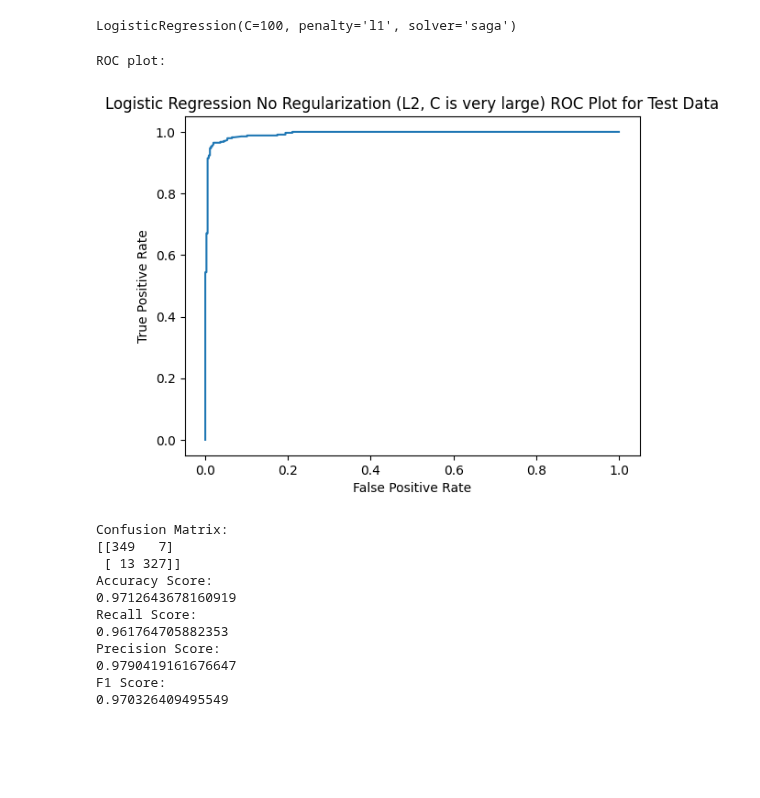
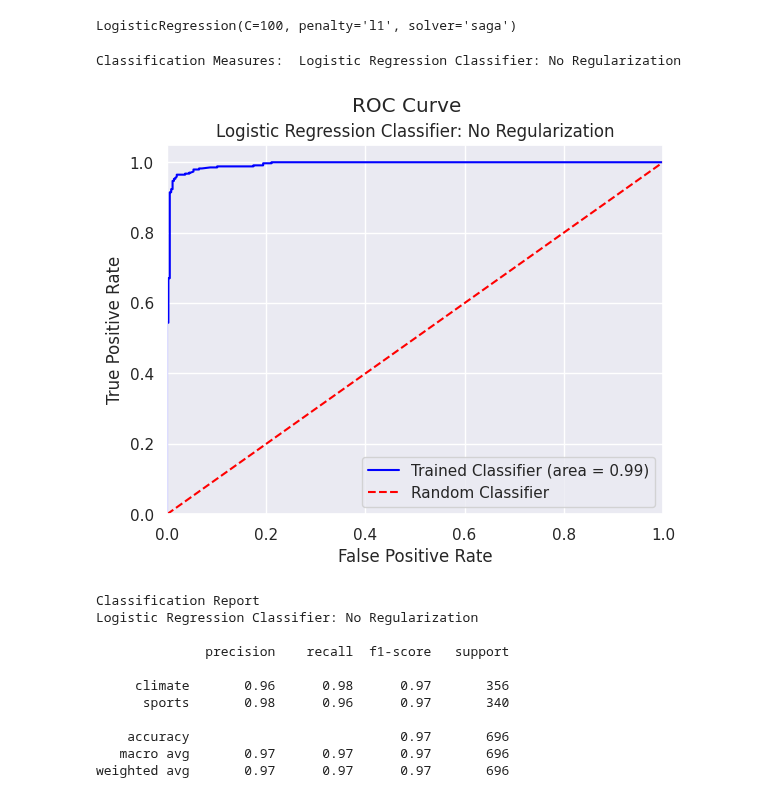
Before and after one commit to papaymaguire/ece219-project1, a Jupyter notebook: project1/notebooks/question06.ipynb, the cells around one changed output. Saved outputs shown, nothing was run; the diff lists cells and outputs as text; code cells hidden in the pictures; blank space fills up the shorter version.

Commit message:
Updated plot titles and ran notebook to reflect changes to data visualization components

```diff
--- a/project1/notebooks/question06.ipynb
+++ b/project1/notebooks/question06.ipynb
@@ -82,19 +82,19 @@ LogisticRegression(C=100, penalty='l1', solver='saga')
 # %%
 from project1.utils.MetricsAnalyzer import MetricsAnalyzer
 
 wo_reg_metrics = MetricsAnalyzer(logistic_wo_regularization, dim_reduced_test_features, test_root_labels, pos_label="sports")
-wo_reg_metrics.print_all(plot_title="Logistic Regression No Regularization (L2, C is very large) ROC Plot for Test Data")
+wo_reg_metrics.print_all(plot_title="Logistic Regression Classifier: No Regularization")
 # %% [output]
-ROC plot:
+Classification Measures:  Logistic Regression Classifier: No Regularization
-[figure, old version]
+[figure, new version]
-Confusion Matrix:
-[[349   7]
- [ 13 327]]
-Accuracy Score:
-0.9712643678160919
-Recall Score:
-0.961764705882353
-Precision Score:
-0.9790419161676647
-F1 Score:
-0.970326409495549
+Classification Report
+Logistic Regression Classifier: No Regularization
+
+              precision    recall  f1-score   support
+
+     climate       0.96      0.98      0.97       356
+      sports       0.98      0.96      0.97       340
+
+    accuracy                           0.97       696
+   macro avg       0.97      0.97      0.97       696
+weighted avg       0.97      0.97      0.97       696
```
Also changed, not shown: parts of 4 cells of this notebook.
